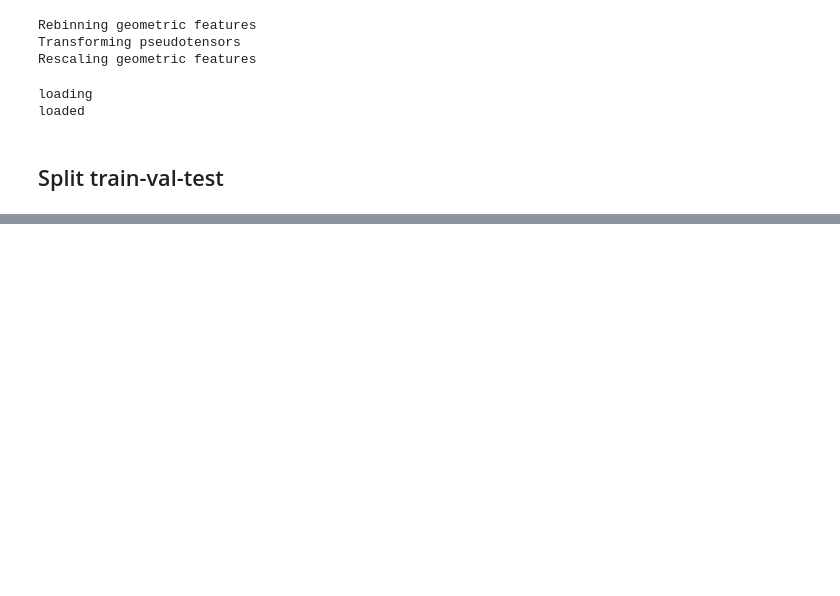
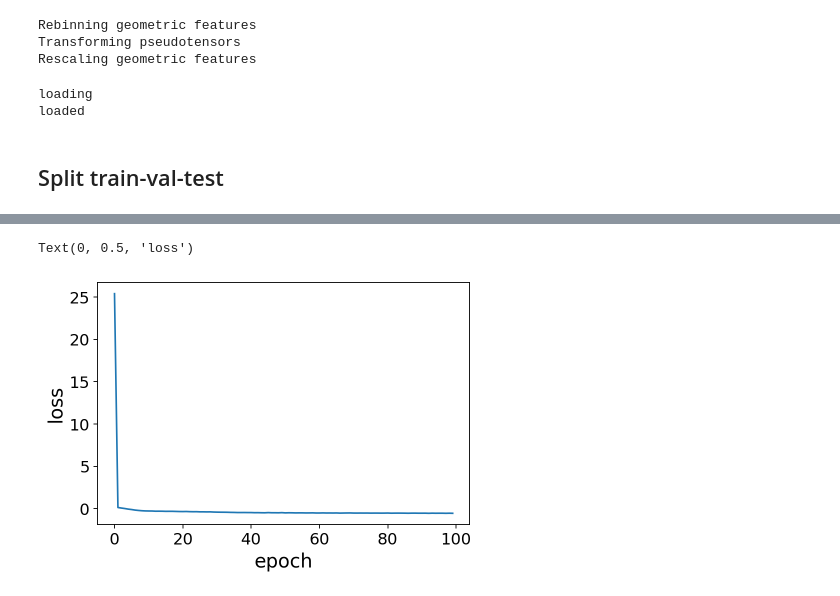
Before and after one commit to kstoreyf/equivariant-cosmology, a Jupyter notebook: notebooks/2022-08-30_fit_NN.ipynb, the cells around one changed output, grey strips where cells are left out. Saved outputs shown, nothing was run; the diff lists cells and outputs as text; code cells hidden in the pictures; blank space fills up the shorter version.

```diff
--- a/notebooks/2022-08-30_fit_NN.ipynb
+++ b/notebooks/2022-08-30_fit_NN.ipynb
@@ -152,0 +162,11 @@ plotter.plot_pred_vs_true_hist(y_label_name, y_test_mult, y_pred_mult, text_resu
+# %%
+nnfitter = NNFitter()
+nnfitter.load_model(fn_model)
+# %%
+plt.plot(nnfitter.loss)
+plt.xlabel('epoch')
+plt.ylabel('loss')
+#plt.ylim(0, nnfitter.loss[2])
+# %% [output]
+Text(0, 0.5, 'loss')
+[figure, added]
```
Also changed, not shown: parts of 19 cells of this notebook, 4 other files.
